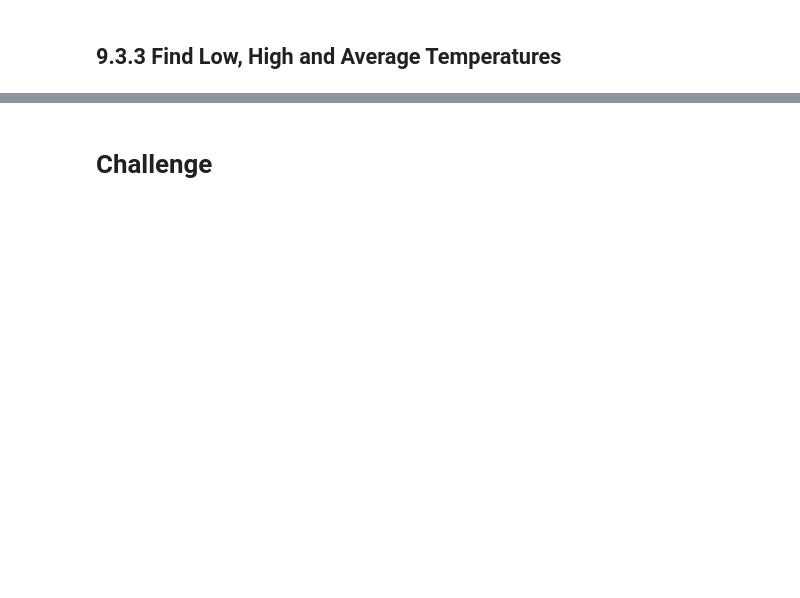
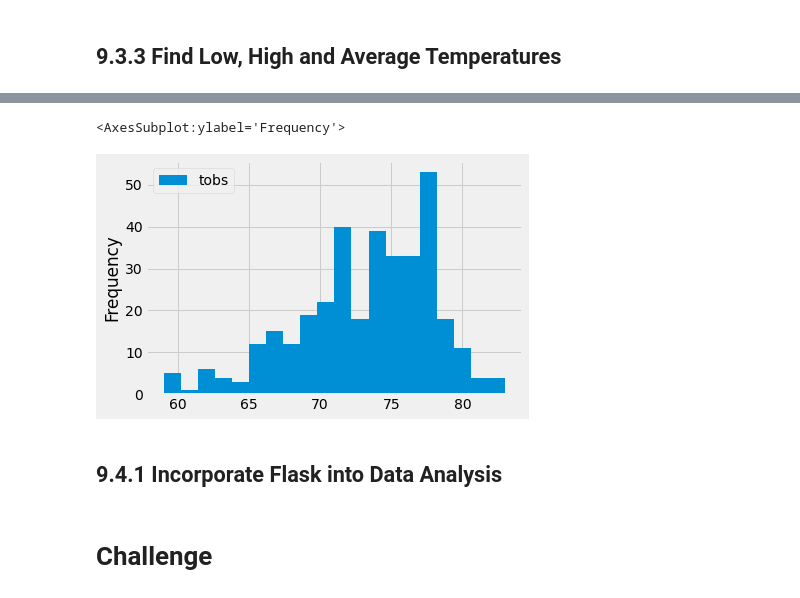
Before and after one commit to jbailey2705/surfs_up, a Jupyter notebook: climate_analysis.ipynb, the cells around one changed output, grey strips where cells are left out. Drawn from its saved outputs; the diff is of its cells as text; code cells hidden in the pictures; blank space fills up the shorter version.

```diff
--- a/climate_analysis.ipynb
+++ b/climate_analysis.ipynb
@@ -205,3 +311,10 @@ df.describe()
+# %%
+df.plot.hist(bins=20)
+# %% [output]
+<AxesSubplot:ylabel='Frequency'>
+[figure, added]
+# %% [markdown]
+## 9.4.1 Incorporate Flask into Data Analysis
 # %%
 # Write a function called `calc_temps` that will accept start date and end date in the format '%Y-%m-%d'
 # and return the minimum, average, and maximum temperatures for that range of dates
```
Also changed, not shown: parts of 12 cells of this notebook.
